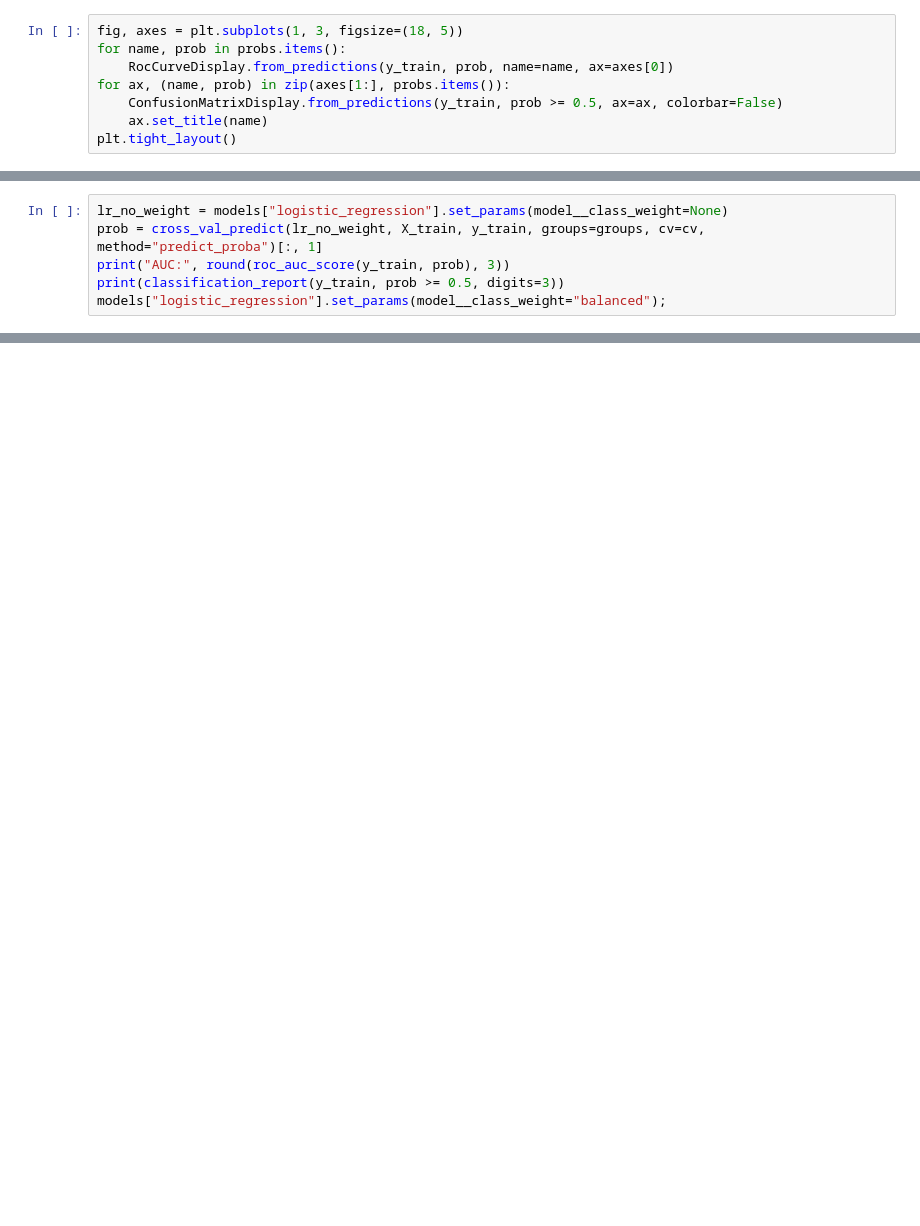
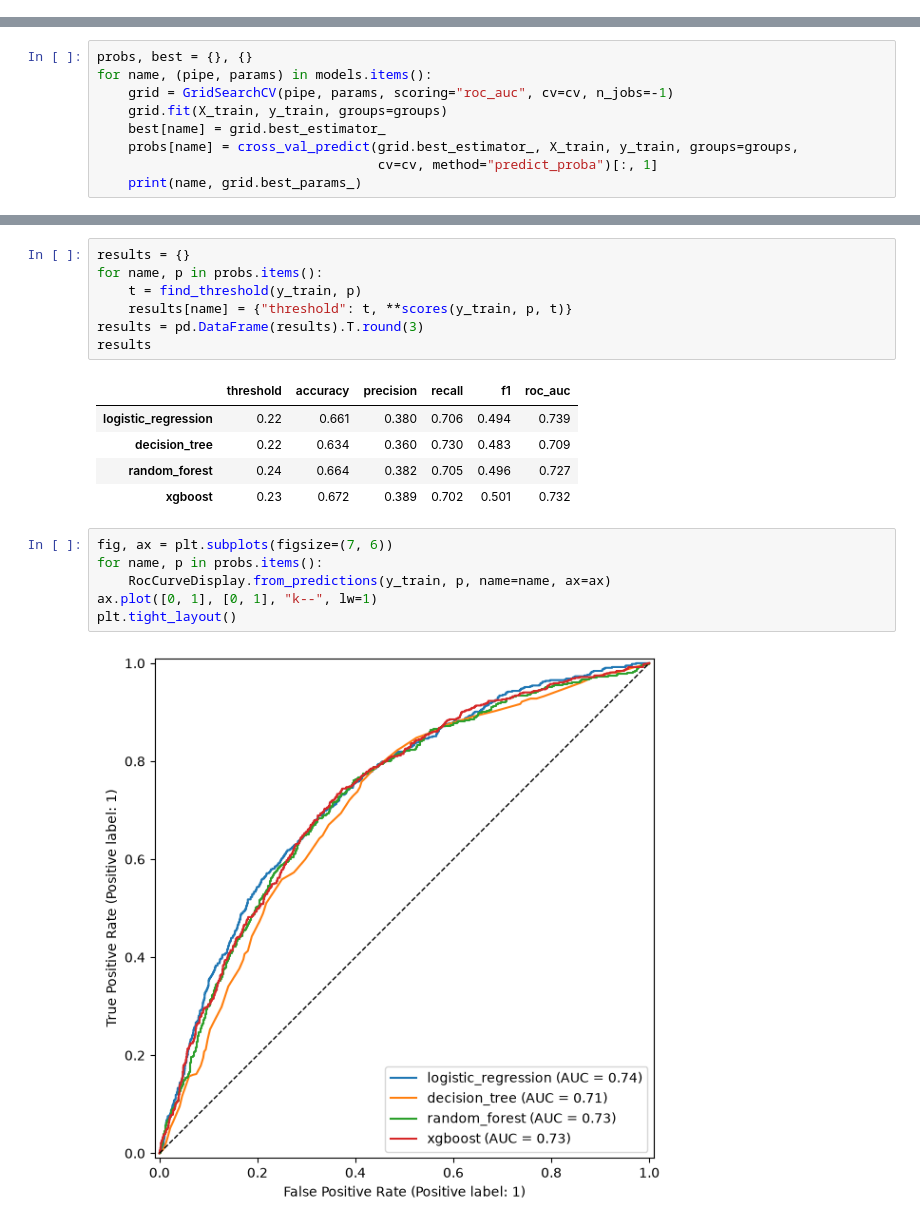
Before and after one commit to priyankavasavada/credit-risk-loan-analytics, a Jupyter notebook: notebooks/03_modeling.ipynb, the cells around one changed output, grey strips where cells are left out. Cells and saved outputs as stored; diff of their text form; blank space fills up the shorter version.

Commit message:
Model comparison and feature importance

```diff
--- a/notebooks/03_modeling.ipynb
+++ b/notebooks/03_modeling.ipynb
@@ -55,8 +0,0 @@ weighted avg      0.750     0.671     0.694      2721
-# %%
-fig, axes = plt.subplots(1, 3, figsize=(18, 5))
-for name, prob in probs.items():
-    RocCurveDisplay.from_predictions(y_train, prob, name=name, ax=axes[0])
-for ax, (name, prob) in zip(axes[1:], probs.items()):
-    ConfusionMatrixDisplay.from_predictions(y_train, prob >= 0.5, ax=ax, colorbar=False)
-    ax.set_title(name)
-plt.tight_layout()
@@ -76,6 +0,0 @@ Only ~23% of loans default. Checking what happens without `class_weight="balance
-# %%
-lr_no_weight = models["logistic_regression"].set_params(model__class_weight=None)
-prob = cross_val_predict(lr_no_weight, X_train, y_train, groups=groups, cv=cv, method="predict_proba")[:, 1]
-print("AUC:", round(roc_auc_score(y_train, prob), 3))
-print(classification_report(y_train, prob >= 0.5, digits=3))
-models["logistic_regression"].set_params(model__class_weight="balanced");
@@ -134,0 +23,9 @@ outliers as they are. Tree models don't care about them anyway.
+# %%
+probs, best = {}, {}
+for name, (pipe, params) in models.items():
+    grid = GridSearchCV(pipe, params, scoring="roc_auc", cv=cv, n_jobs=-1)
+    grid.fit(X_train, y_train, groups=groups)
+    best[name] = grid.best_estimator_
+    probs[name] = cross_val_predict(grid.best_estimator_, X_train, y_train, groups=groups,
+                                    cv=cv, method="predict_proba")[:, 1]
+    print(name, grid.best_params_)
@@ -134,0 +73,21 @@ outliers as they are. Tree models don't care about them anyway.
+# %%
+results = {}
+for name, p in probs.items():
+    t = find_threshold(y_train, p)
+    results[name] = {"threshold": t, **scores(y_train, p, t)}
+results = pd.DataFrame(results).T.round(3)
+results
+# %% [output]
+|  | threshold | accuracy | precision | recall | f1 | roc_auc |
+| logistic_regression | 0.22 | 0.661 | 0.380 | 0.706 | 0.494 | 0.739 |
+| decision_tree | 0.22 | 0.634 | 0.360 | 0.730 | 0.483 | 0.709 |
+| random_forest | 0.24 | 0.664 | 0.382 | 0.705 | 0.496 | 0.727 |
+| xgboost | 0.23 | 0.672 | 0.389 | 0.702 | 0.501 | 0.732 |
+# %%
+fig, ax = plt.subplots(figsize=(7, 6))
+for name, p in probs.items():
+    RocCurveDisplay.from_predictions(y_train, p, name=name, ax=ax)
+ax.plot([0, 1], [0, 1], "k--", lw=1)
+plt.tight_layout()
+# %% [output]
+[figure, added]
```
Also changed, not shown: parts of 35 cells of this notebook, 1 other file.
